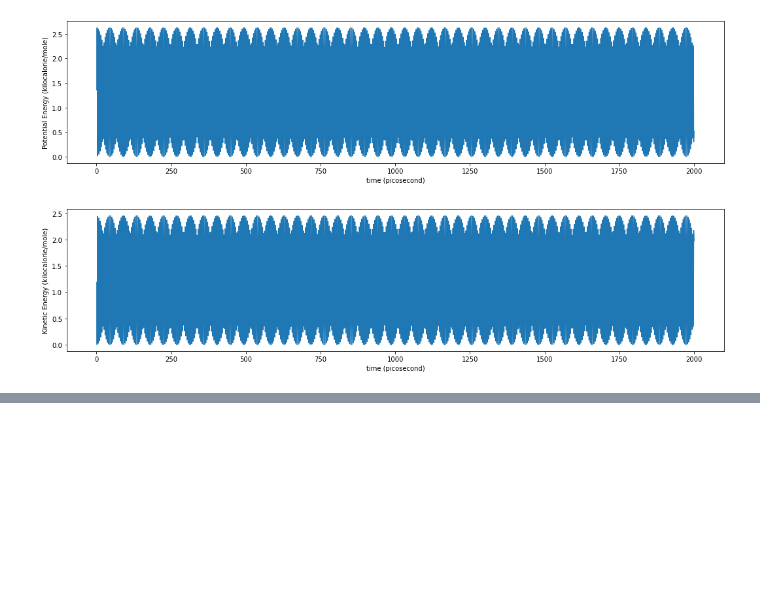
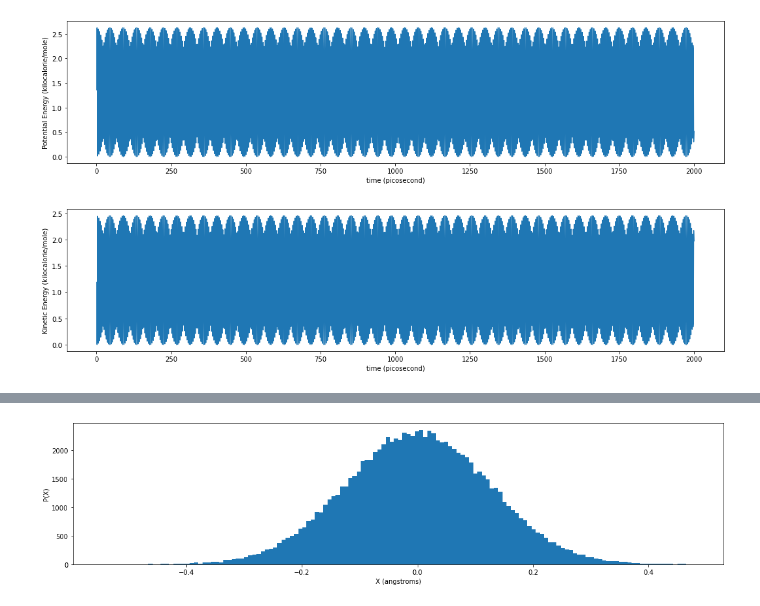
Before and after one commit to Daniel-Ibarrola/Molecular-Dynamics, a Jupyter notebook: harmonic_well/harmonic_well.ipynb, the cells around one changed output, grey strips where cells are left out. Drawn from its saved outputs; the diff is of its cells as text; code cells hidden in the pictures; blank space fills up the shorter version.

```diff
--- a/harmonic_well/harmonic_well.ipynb
+++ b/harmonic_well/harmonic_well.ipynb
@@ -246,0 +287,26 @@ simulate_and_plot(temperature=300, friction=0.0, step=0.01, initial_vel=10.)
+# %%
+def plot_experimental_probability_density():
+
+    step = 0.01 * unit.picosecond
+    simulation = prepare_simulation(
+        temperature=300,
+        friction=0.1,
+        step=step,
+        initial_vel=0
+    )
+    _, positions, _, _, _ = run_sim(
+        simulation,
+        step,
+        sim_time=100.0 * unit.nanosecond,
+        save_time=1.0 * unit.picoseconds
+    )
+    positions = np.squeeze(positions)
+
+    plt.hist(positions[:, 0], bins="auto")
+    plt.ylabel("P(X)")
+    plt.xlabel('X (angstroms)')
+    plt.show()
+# %%
+plot_experimental_probability_density()
+# %% [output]
+[figure, added]
```
Also changed, not shown: parts of 4 cells of this notebook.
